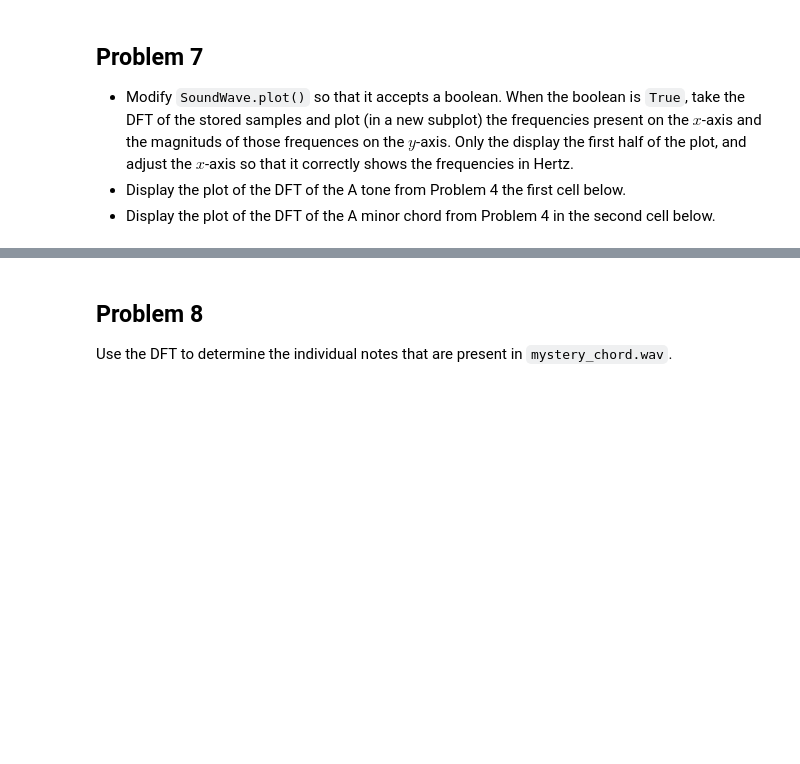
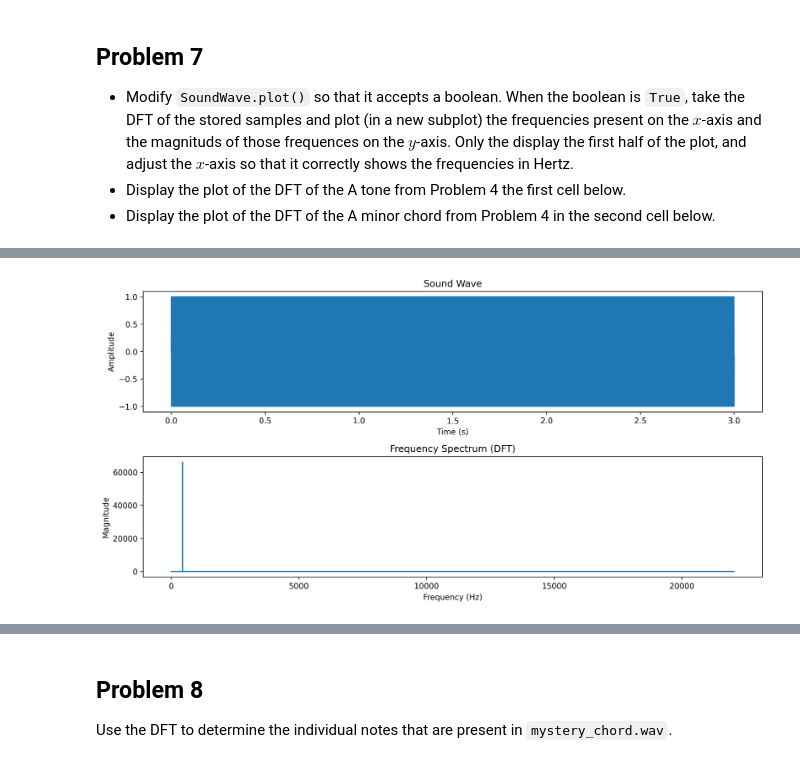
Before and after one commit to Juktong/learning_from_data_fourier, a Jupyter notebook: fourier_transform.ipynb, the cells around one changed output, grey strips where cells are left out. Saved outputs shown, nothing was run; the diff lists cells and outputs as text; code cells hidden in the pictures; blank space fills up the shorter version.

```diff
--- a/fourier_transform.ipynb
+++ b/fourier_transform.ipynb
@@ -333,0 +322,5 @@ Error:
+# %%
+a.plot(show_dft=True)
+plt.show()
+# %% [output]
+[figure, added]
```
Also changed, not shown: parts of 13 cells of this notebook.
